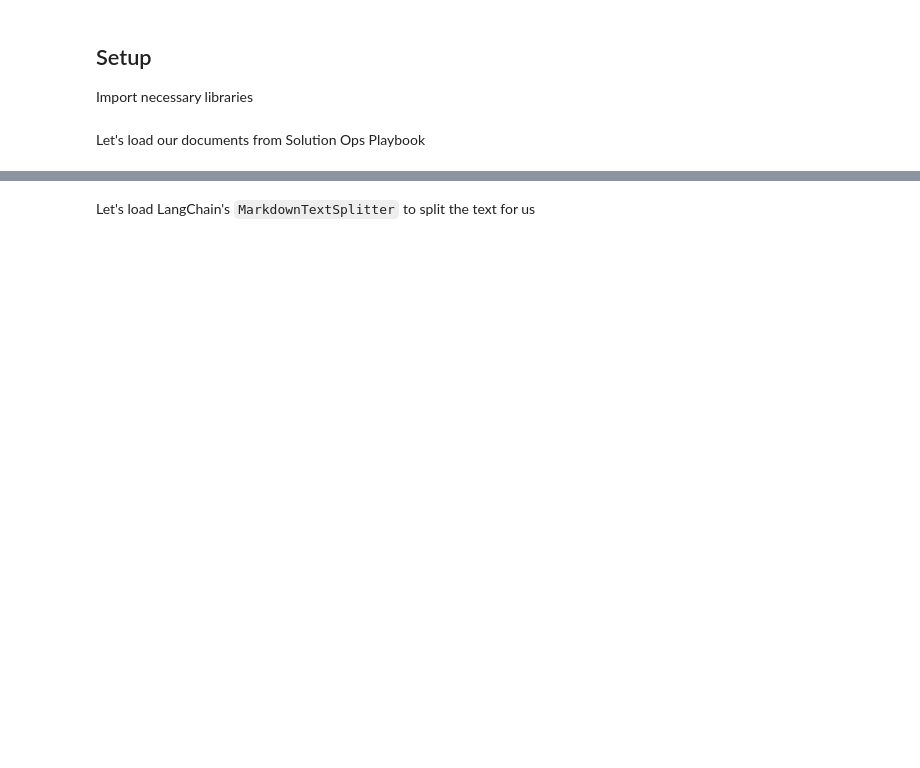
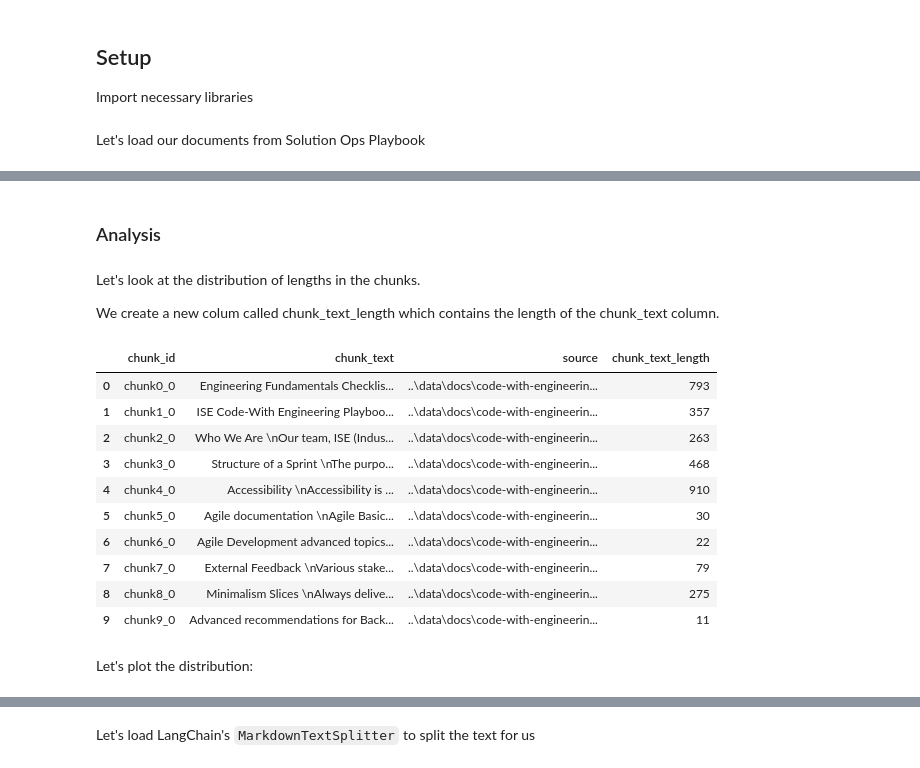
Before and after one commit to ai-workshop-ise/ai-hands-on-lab, a Jupyter notebook: book/3.2.experiment_chunking.ipynb, the cells around one changed output, grey strips where cells are left out. Saved outputs shown, nothing was run; the diff lists cells and outputs as text; code cells hidden in the pictures; blank space fills up the shorter version.

Commit message:
Update chunking experiment on real data; small changes on embeddings etc

```diff
--- a/book/3.2.experiment_chunking.ipynb
+++ b/book/3.2.experiment_chunking.ipynb
@@ -106,0 +140,31 @@ Concept to know:
+# %%
+def create_chunks_md_headers(documents: list) -> list:
+    print("Creating chunks...")
+    headers_to_split_on = [
+        ("#", "Header 1"),
+        ("##", "Header 2"),
+        ("###", "Header 3"),
+    ]
+
+    markdown_splitter = MarkdownHeaderTextSplitter(
+        headers_to_split_on=headers_to_split_on, strip_headers=False)
+
+    chunk_id = 0
+
+    chunks = {
+        "chunkId": [],
+        "chunkContent": [],
+        "source": []
+    }
+
+    for document in documents:
+        current_chunks_text_list = markdown_splitter.split_text(
+            document[0].page_content)
+
+        for i, chunk in enumerate(current_chunks_text_list):
+            chunks['chunkId'].append(f"chunk{chunk_id}_{i}")
+            chunks['chunkContent'].append(chunk.page_content)
+            chunks['source'].append(document[0].metadata['source'])
+
+        chunk_id += 1
+    return chunks
@@ -106,0 +216,6 @@ Concept to know:
+# %%
+chunks_with_md_headers = create_chunks_md_headers(
+    documents)
+
+df_chunks_with_md_headers = pd.DataFrame(chunks_with_md_headers)
+df_chunks_with_md_headers.head()
@@ -106,0 +230,24 @@ Concept to know:
+# %% [markdown]
+### Analysis
+# %% [markdown]
+Let's look at the distribution of lengths in the chunks.
+
+We create a new colum called chunk_text_length which contains the length of the chunk_text column.
+# %%
+df_chunks_with_md_headers['chunk_text_length'] = df_chunks_with_md_headers['chunkContent'].apply(
+    lambda x: len(x.split()))
+df_chunks_with_md_headers.head(10)
+# %% [output]
+|  | chunk_id | chunk_text | source | chunk_text_length |
+| 0 | chunk0_0 | Engineering Fundamentals Checklis... | ..\data\docs\code-with-engineerin... | 793 |
+| 1 | chunk1_0 | ISE Code-With Engineering Playboo... | ..\data\docs\code-with-engineerin... | 357 |
+| 2 | chunk2_0 | Who We Are \nOur team, ISE (Indus... | ..\data\docs\code-with-engineerin... | 263 |
+| 3 | chunk3_0 | Structure of a Sprint \nThe purpo... | ..\data\docs\code-with-engineerin... | 468 |
+| 4 | chunk4_0 | Accessibility \nAccessibility is ... | ..\data\docs\code-with-engineerin... | 910 |
+| 5 | chunk5_0 | Agile documentation \nAgile Basic... | ..\data\docs\code-with-engineerin... | 30 |
+| 6 | chunk6_0 | Agile Development advanced topics... | ..\data\docs\code-with-engineerin... | 22 |
+| 7 | chunk7_0 | External Feedback \nVarious stake... | ..\data\docs\code-with-engineerin... | 79 |
+| 8 | chunk8_0 | Minimalism Slices \nAlways delive... | ..\data\docs\code-with-engineerin... | 275 |
+| 9 | chunk9_0 | Advanced recommendations for Back... | ..\data\docs\code-with-engineerin... | 11 |
+# %% [markdown]
+Let's plot the distribution:
```
Also changed, not shown: parts of 71 cells of this notebook, 6 other files.
